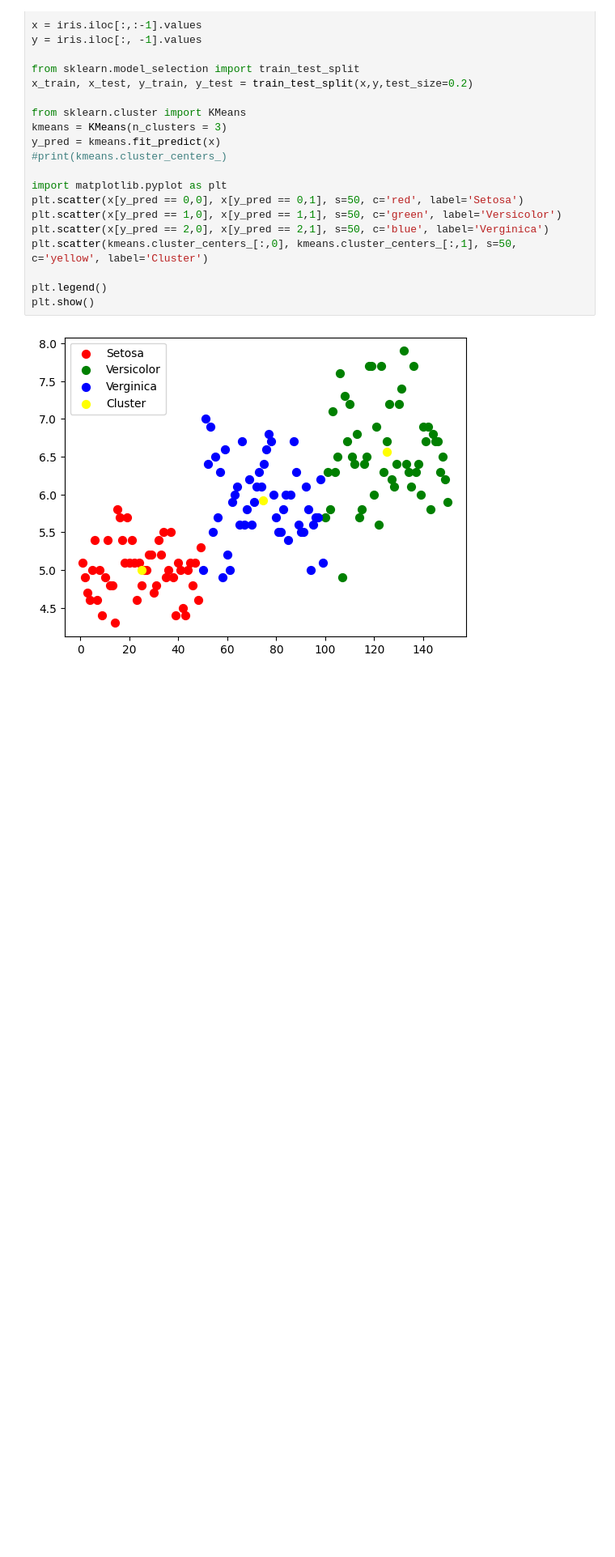
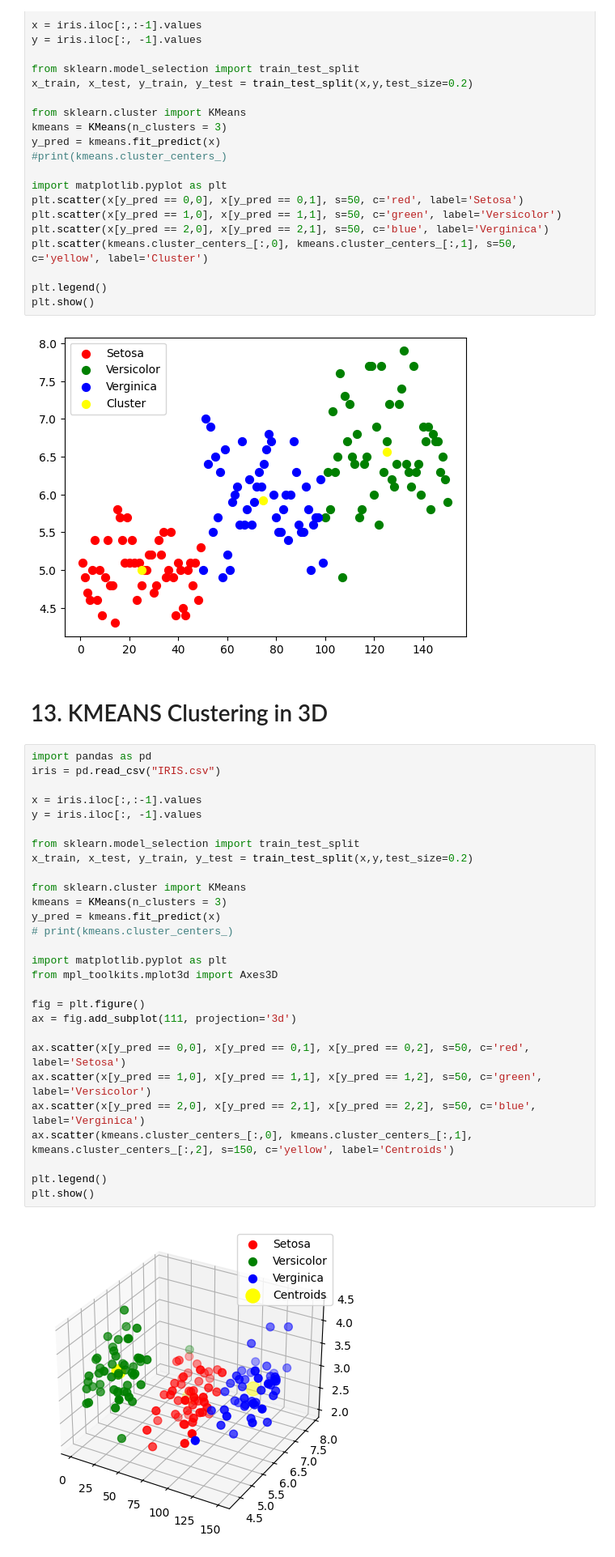
Before and after one commit to techietinker1/Predictive-Analysis, a Jupyter notebook: preprocessing.ipynb, the cells around one changed output. Shown: that part at 81% size. Drawn from its saved outputs; the diff is of its cells as text; blank space fills up the shorter version.

```diff
--- a/preprocessing.ipynb
+++ b/preprocessing.ipynb
@@ -478,3 +478,35 @@ plt.legend()
 plt.show()
 # %% [output]
 [figure]
+# %% [markdown]
+# 13. KMEANS Clustering in 3D
+# %%
+import pandas as pd
+iris = pd.read_csv("IRIS.csv")
+
+x = iris.iloc[:,:-1].values
+y = iris.iloc[:, -1].values
+
+from sklearn.model_selection import train_test_split
+x_train, x_test, y_train, y_test = train_test_split(x,y,test_size=0.2)
+
+from sklearn.cluster import KMeans
+kmeans = KMeans(n_clusters = 3)
+y_pred = kmeans.fit_predict(x)
+# print(kmeans.cluster_centers_)
+
+import matplotlib.pyplot as plt
+from mpl_toolkits.mplot3d import Axes3D
+
+fig = plt.figure()
+ax = fig.add_subplot(111, projection='3d')
+
+ax.scatter(x[y_pred == 0,0], x[y_pred == 0,1], x[y_pred == 0,2], s=50, c='red', label='Setosa')
+ax.scatter(x[y_pred == 1,0], x[y_pred == 1,1], x[y_pred == 1,2], s=50, c='green', label='Versicolor')
+ax.scatter(x[y_pred == 2,0], x[y_pred == 2,1], x[y_pred == 2,2], s=50, c='blue', label='Verginica')
+ax.scatter(kmeans.cluster_centers_[:,0], kmeans.cluster_centers_[:,1], kmeans.cluster_centers_[:,2], s=150, c='yellow', label='Centroids')
+
+plt.legend()
+plt.show()
+# %% [output]
+[figure, added]
```
Also changed, not shown: parts of 14 cells of this notebook.
